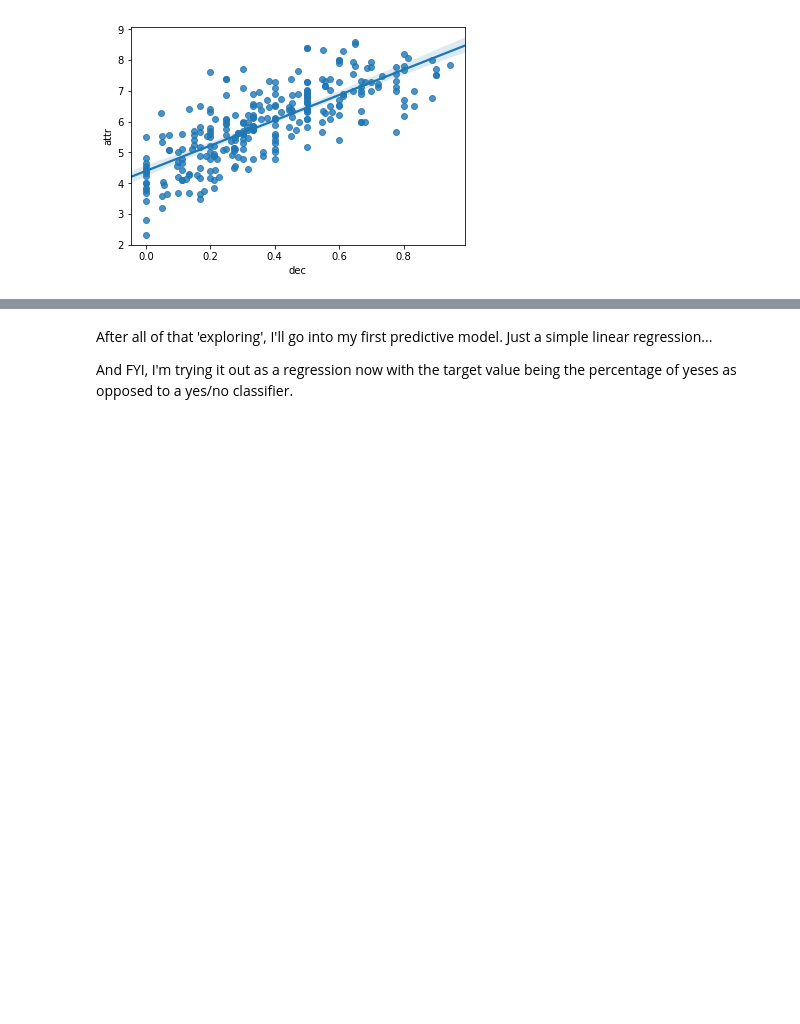
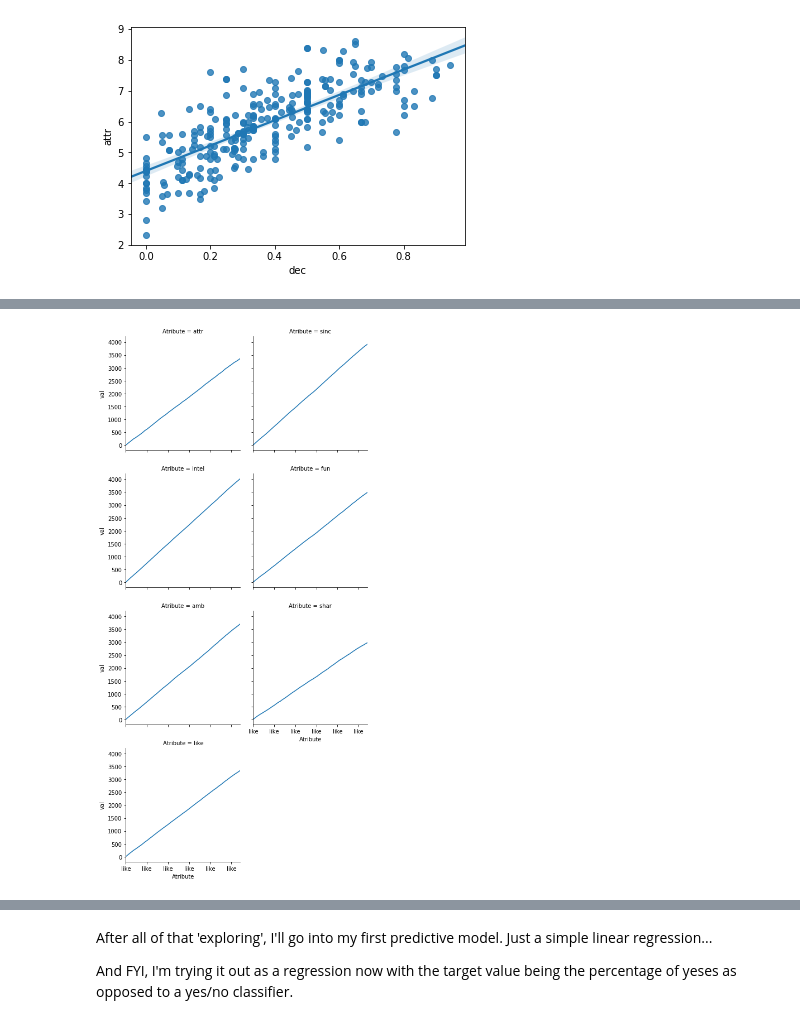
Before and after one commit to VincentG123/ThinkfulBootcamp, a Jupyter notebook: Speed_Dating_2.ipynb, the cells around one changed output, grey strips where cells are left out. Saved outputs shown, nothing was run; the diff lists cells and outputs as text; code cells hidden in the pictures; blank space fills up the shorter version.

```diff
--- a/Speed_Dating_2.ipynb
+++ b/Speed_Dating_2.ipynb
@@ -350,0 +358,7 @@ sns.lmplot(x="dec", y="attr", hue='gender', data=score_averages)
+# %%
+score_averages.columns = pd.Series(['attr', 'sinc', 'intel', 'fun', 'amb', 'shar', 'like', 'dec', 'gender',
+       'age_o', 'age'], name = 'Atribute')
+# %%
+df = score_averages.loc[:,['attr', 'sinc', 'intel', 'fun', 'amb', 'shar', 'like']]
+# %%
+df = df.cumsum(axis=0).stack().reset_index(name="val")
@@ -350,0 +374,9 @@ sns.lmplot(x="dec", y="attr", hue='gender', data=score_averages)
+# %%
+def dateplot(x, y, **kwargs):
+    ax = plt.gca()
+    data = kwargs.pop("data")
+    data.plot(x=x, y=y, ax=ax, grid=False, **kwargs)
+g = sns.FacetGrid(df, col="Atribute", col_wrap=2, size=3.5)
+g = g.map_dataframe(dateplot, "Atribute", "val")
+# %% [output]
+[figure, added]
```
Also changed, not shown: parts of 13 cells of this notebook, 4 other files.
